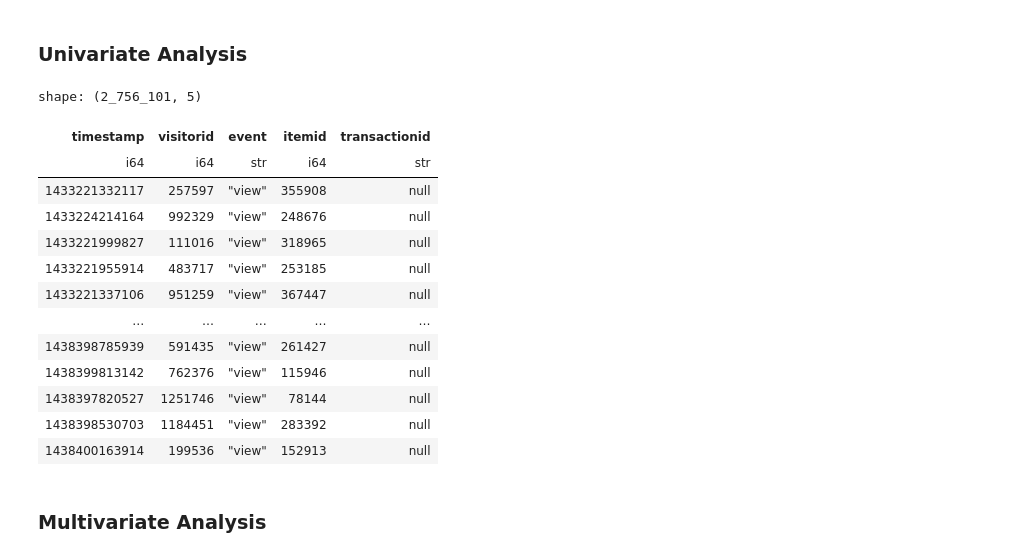
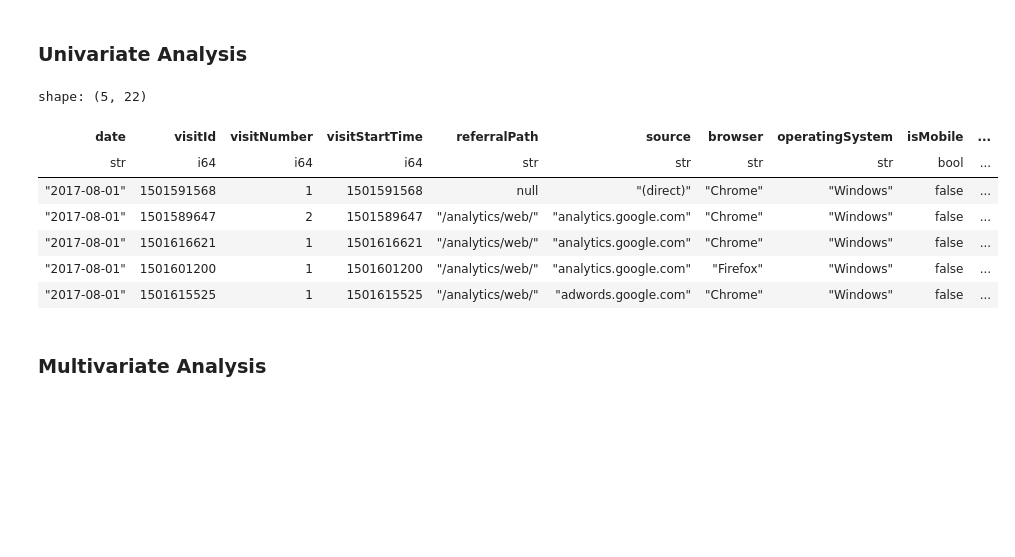
Before and after one commit to Andrew-Bordei/Data-Science, a Jupyter notebook: recommendation_system/notebooks/eda.ipynb, the cells around one changed output. Saved outputs shown, nothing was run; the diff lists cells and outputs as text; code cells hidden in the pictures; blank space fills up the shorter version.

```diff
--- a/recommendation_system/notebooks/eda.ipynb
+++ b/recommendation_system/notebooks/eda.ipynb
@@ -103,22 +189,16 @@ shape: (1_669, 2)
 # %% [markdown]
 ### Univariate Analysis
-# %%
-event_df
-# %% [output]
-shape: (2_756_101, 5)
-| timestamp | visitorid | event | itemid | transactionid |
-| i64 | i64 | str | i64 | str |
-| 1433221332117 | 257597 | "view" | 355908 | null |
-| 1433224214164 | 992329 | "view" | 248676 | null |
-| 1433221999827 | 111016 | "view" | 318965 | null |
-| 1433221955914 | 483717 | "view" | 253185 | null |
-| 1433221337106 | 951259 | "view" | 367447 | null |
-| … | … | … | … | … |
-| 1438398785939 | 591435 | "view" | 261427 | null |
-| 1438399813142 | 762376 | "view" | 115946 | null |
-| 1438397820527 | 1251746 | "view" | 78144 | null |
-| 1438398530703 | 1184451 | "view" | 283392 | null |
-| 1438400163914 | 199536 | "view" | 152913 | null |
+# %%
+df.head()
+# %% [output]
+shape: (5, 22)
+| date | visitId | visitNumber | visitStartTime | referralPath | source | browser | operatingSystem | isMobile | ... |
+| str | i64 | i64 | i64 | str | str | str | str | bool | ... |
+| "2017-08-01" | 1501591568 | 1 | 1501591568 | null | "(direct)" | "Chrome" | "Windows" | false | ... |
+| "2017-08-01" | 1501589647 | 2 | 1501589647 | "/analytics/web/" | "analytics.google.com" | "Chrome" | "Windows" | false | ... |
+| "2017-08-01" | 1501616621 | 1 | 1501616621 | "/analytics/web/" | "analytics.google.com" | "Chrome" | "Windows" | false | ... |
+| "2017-08-01" | 1501601200 | 1 | 1501601200 | "/analytics/web/" | "analytics.google.com" | "Firefox" | "Windows" | false | ... |
+| "2017-08-01" | 1501615525 | 1 | 1501615525 | "/analytics/web/" | "adwords.google.com" | "Chrome" | "Windows" | false | ... |
 # %% [markdown]
 ### Multivariate Analysis
 # %%
```
Also changed, not shown: parts of 14 cells of this notebook, 3 other files.
